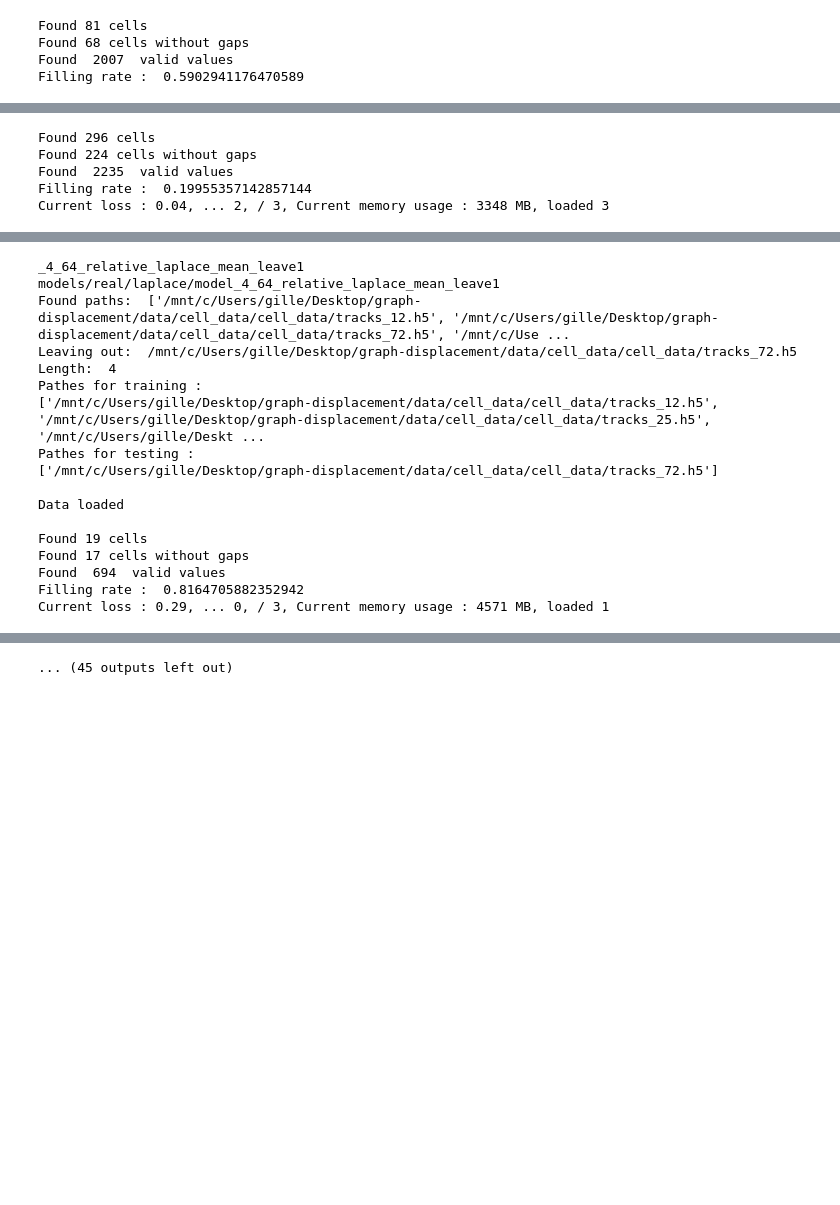
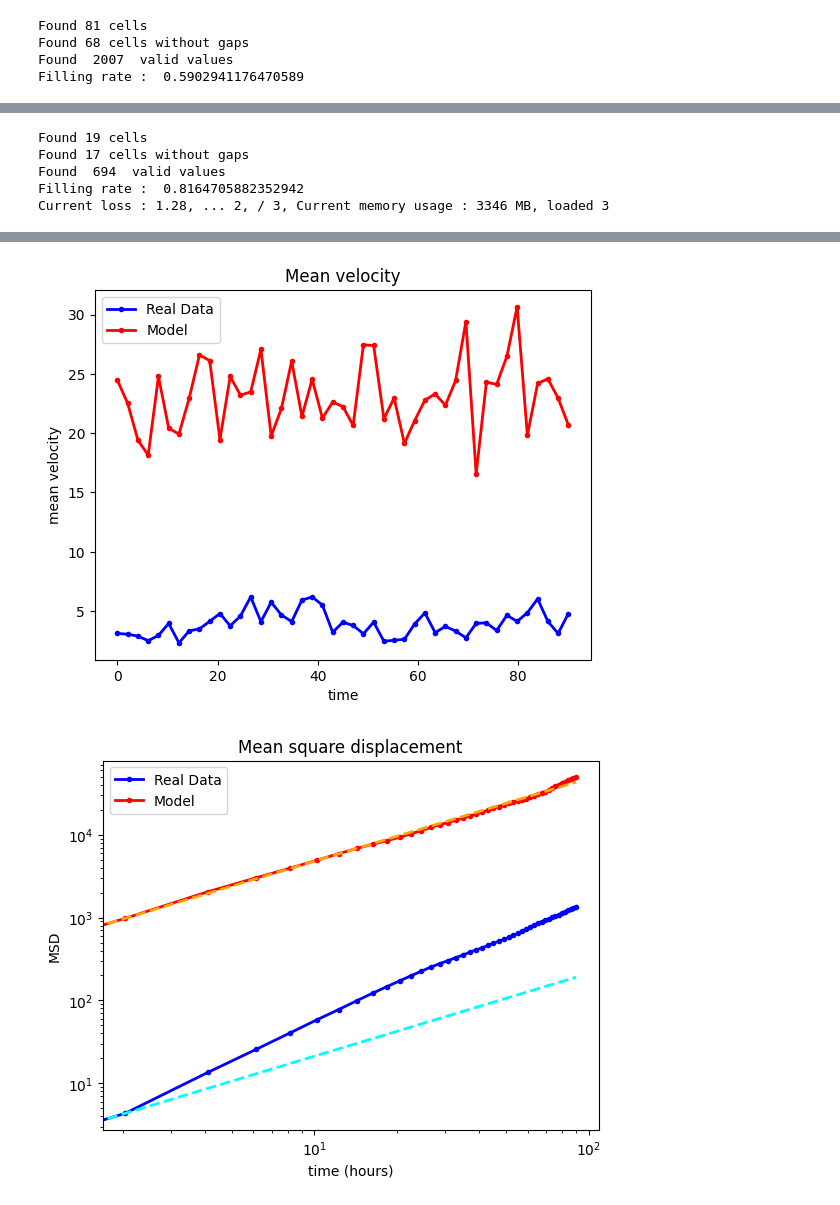
Before and after one commit to Pangasius/graph-displacement, a Jupyter notebook: train_and_stats_real.ipynb, the cells around one changed output, grey strips where cells are left out. Drawn from its saved outputs; the diff is of its cells as text; code cells hidden in the pictures; blank space fills up the shorter version.

```diff
--- a/train_and_stats_real.ipynb
+++ b/train_and_stats_real.ipynb
@@ -1,14 +1,13 @@
 # %%
 from train_and_stats_real import run
 
-number_of_messages = 4
-size_of_messages = 64
-absolute = 0
-epochs = 201
+number_of_messages = 2
+size_of_messages = 256
+epochs = 1601
 distrib = "laplace"
-aggr = "mean"
-leave_out = [0,1,2,3]
+horizon = 1
+leave_out = [3] #[0,1,2,3]
 
 for leave in leave_out:
-    run(number_of_messages, size_of_messages, absolute, epochs, distrib, aggr, leave)
+    run(number_of_messages, size_of_messages, epochs, distrib, horizon, leave)
 # %% [output]
@@ -53,5 +52,5 @@ Current loss : 0.49, ... 1, / 3, Current memory usage : 3343 MB, loaded 2
-Found 296 cells
-Found 224 cells without gaps
-Found  2235  valid values
-Filling rate :  0.19955357142857144
-Current loss : 0.04, ... 2, / 3, Current memory usage : 3348 MB, loaded 3
+Found 19 cells
+Found 17 cells without gaps
+Found  694  valid values
+Filling rate :  0.8164705882352942
+Current loss : 1.28, ... 2, / 3, Current memory usage : 3346 MB, loaded 3
@@ -83,17 +77,0 @@ Epoch :  7 Test loss recursive :  -1.7200626134872437e : 3383 MB, loaded 3
-_4_64_relative_laplace_mean_leave1
-models/real/laplace/model_4_64_relative_laplace_mean_leave1
-Found paths:  ['/mnt/c/Users/gille/Desktop/graph-displacement/data/cell_data/cell_data/tracks_12.h5', '/mnt/c/Users/gille/Desktop/graph-displacement/data/cell_data/cell_data/tracks_72.h5', '/mnt/c/Use ...
-Leaving out:  /mnt/c/Users/gille/Desktop/graph-displacement/data/cell_data/cell_data/tracks_72.h5
-Length:  4
-Pathes for training :
-['/mnt/c/Users/gille/Desktop/graph-displacement/data/cell_data/cell_data/tracks_12.h5', '/mnt/c/Users/gille/Desktop/graph-displacement/data/cell_data/cell_data/tracks_25.h5', '/mnt/c/Users/gille/Deskt ...
-Pathes for testing :
-['/mnt/c/Users/gille/Desktop/graph-displacement/data/cell_data/cell_data/tracks_72.h5']
-
-Data loaded
-
-Found 19 cells
-Found 17 cells without gaps
-Found  694  valid values
-Filling rate :  0.8164705882352942
-Current loss : 0.29, ... 0, / 3, Current memory usage : 4571 MB, loaded 1
@@ -104 +78,2 @@ Current loss : 0.29, ... 0, / 3, Current memory usage : 4571 MB, loaded 1
-... (45 outputs left out)
+[figure, added]
+[figure, added]
```
Also changed, not shown: parts of 1 cell of this notebook, 11 other files.
